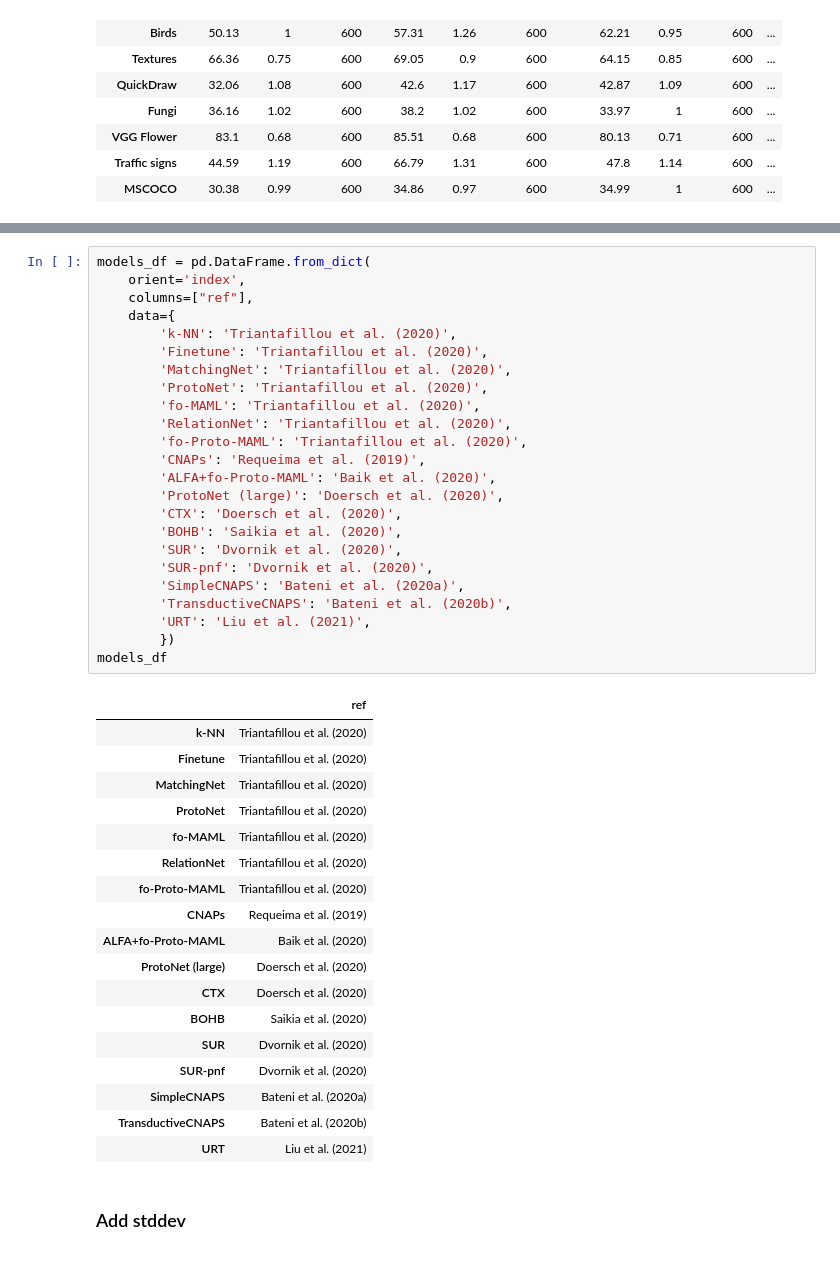
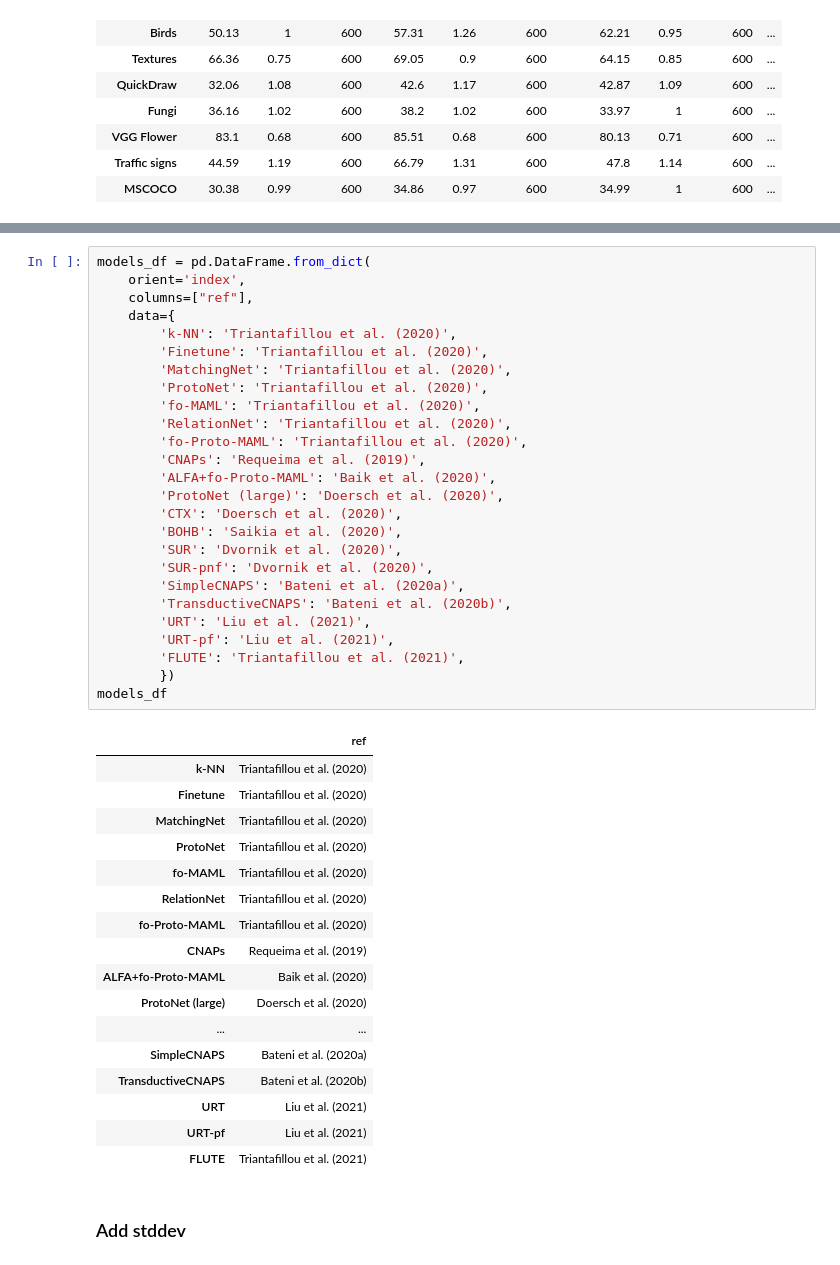
Before and after one commit to google-research/meta-dataset, a Jupyter notebook: Leaderboard.ipynb, the cells around one changed output, grey strips where cells are left out. Saved outputs shown, nothing was run; the diff lists cells and outputs as text.

Commit message:
Add FLUTE and URT-pf results to the Meta-Dataset leaderboard
PiperOrigin-RevId: 376679176

```diff
--- a/Leaderboard.ipynb
+++ b/Leaderboard.ipynb
@@ -1100,40 +1182,41 @@ models_df = pd.DataFrame.from_dict(
         'Finetune': 'Triantafillou et al. (2020)',
         'MatchingNet': 'Triantafillou et al. (2020)',
         'ProtoNet': 'Triantafillou et al. (2020)',
         'fo-MAML': 'Triantafillou et al. (2020)',
         'RelationNet': 'Triantafillou et al. (2020)',
         'fo-Proto-MAML': 'Triantafillou et al. (2020)',
         'CNAPs': 'Requeima et al. (2019)',
         'ALFA+fo-Proto-MAML': 'Baik et al. (2020)',
         'ProtoNet (large)': 'Doersch et al. (2020)',
         'CTX': 'Doersch et al. (2020)',
         'BOHB': 'Saikia et al. (2020)',
         'SUR': 'Dvornik et al. (2020)',
         'SUR-pnf': 'Dvornik et al. (2020)',
         'SimpleCNAPS': 'Bateni et al. (2020a)',
         'TransductiveCNAPS': 'Bateni et al. (2020b)',
         'URT': 'Liu et al. (2021)',
+        'URT-pf': 'Liu et al. (2021)',
+        'FLUTE': 'Triantafillou et al. (2021)',
         })
 models_df
 # %% [output]
 |  | ref |
 | k-NN | Triantafillou et al. (2020) |
 | Finetune | Triantafillou et al. (2020) |
 | MatchingNet | Triantafillou et al. (2020) |
 | ProtoNet | Triantafillou et al. (2020) |
 | fo-MAML | Triantafillou et al. (2020) |
 | RelationNet | Triantafillou et al. (2020) |
 | fo-Proto-MAML | Triantafillou et al. (2020) |
 | CNAPs | Requeima et al. (2019) |
 | ALFA+fo-Proto-MAML | Baik et al. (2020) |
 | ProtoNet (large) | Doersch et al. (2020) |
-| CTX | Doersch et al. (2020) |
-| BOHB | Saikia et al. (2020) |
-| SUR | Dvornik et al. (2020) |
-| SUR-pnf | Dvornik et al. (2020) |
+| ... | ... |
 | SimpleCNAPS | Bateni et al. (2020a) |
 | TransductiveCNAPS | Bateni et al. (2020b) |
 | URT | Liu et al. (2021) |
+| URT-pf | Liu et al. (2021) |
+| FLUTE | Triantafillou et al. (2021) |
 # %% [markdown]
 ### Add stddev
 # %%
```
Also changed, not shown: parts of 13 cells of this notebook, 1 other file.
